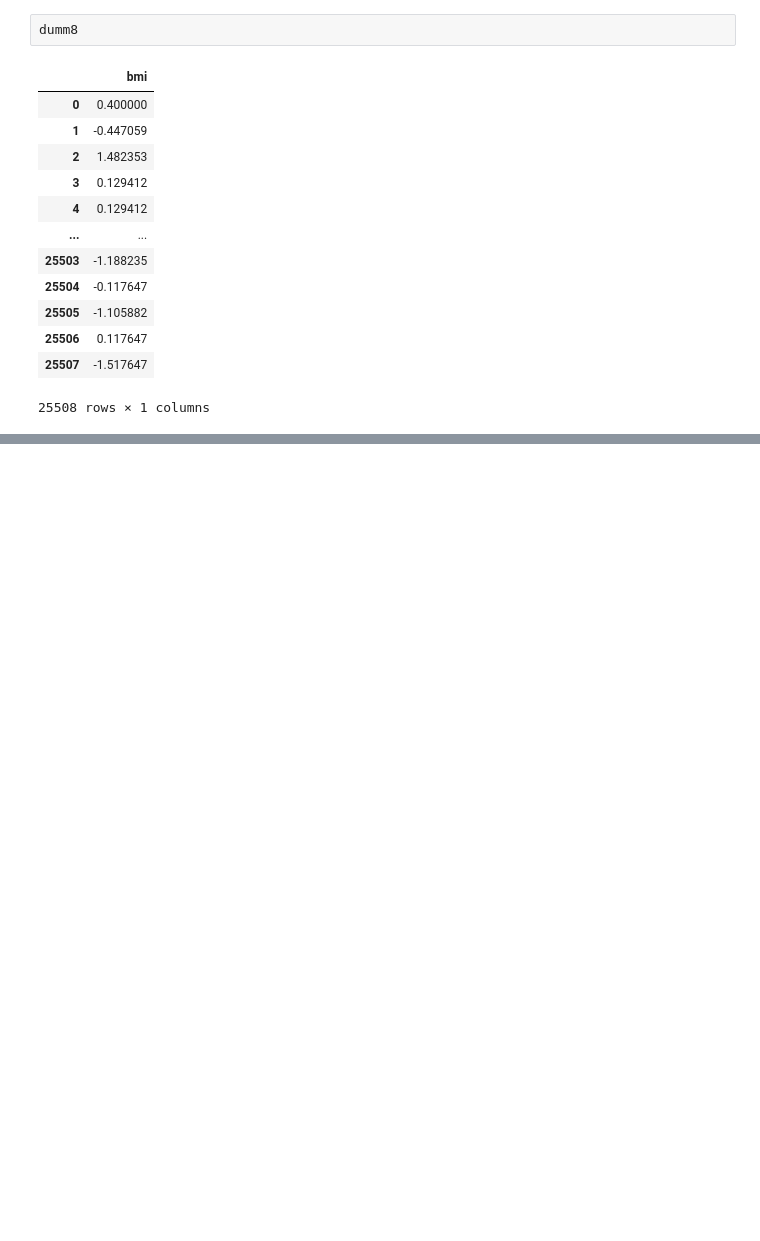
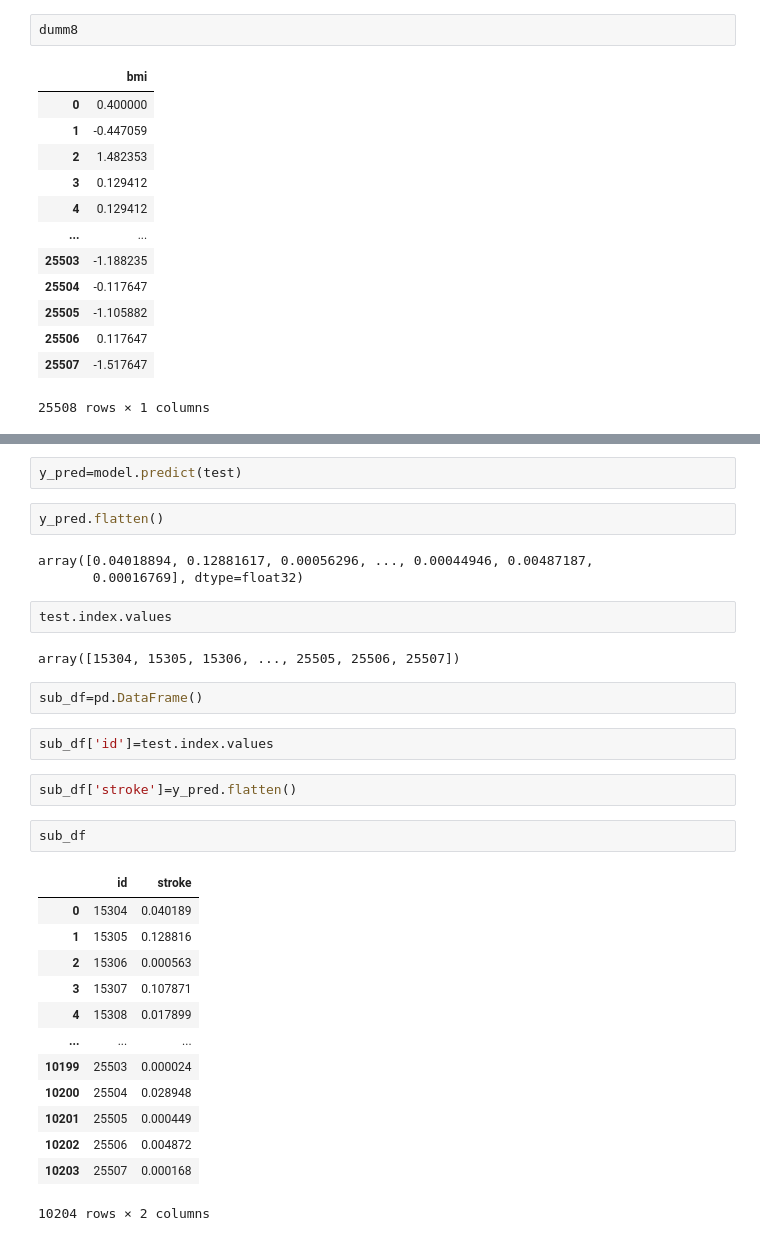
Before and after one commit to MajorCode869/Data_Science_Learning, a Jupyter notebook: playground-stroke-detection.ipynb, the cells around one changed output, grey strips where cells are left out. Saved outputs shown, nothing was run; the diff lists cells and outputs as text; blank space fills up the shorter version.

Commit message:
Kaggle Notebook | PlayGround-Stroke Detection | Version 2

```diff
--- a/playground-stroke-detection.ipynb
+++ b/playground-stroke-detection.ipynb
@@ -390,0 +516,33 @@ dumm8
+# %%
+y_pred=model.predict(test)
+# %%
+y_pred.flatten()
+# %% [output]
+array([0.04018894, 0.12881617, 0.00056296, ..., 0.00044946, 0.00487187,
+       0.00016769], dtype=float32)
+# %%
+test.index.values
+# %% [output]
+array([15304, 15305, 15306, ..., 25505, 25506, 25507])
+# %%
+sub_df=pd.DataFrame()
+# %%
+sub_df['id']=test.index.values
+# %%
+sub_df['stroke']=y_pred.flatten()
+# %%
+sub_df
+# %% [output]
+|  | id | stroke |
+| 0 | 15304 | 0.040189 |
+| 1 | 15305 | 0.128816 |
+| 2 | 15306 | 0.000563 |
+| 3 | 15307 | 0.107871 |
+| 4 | 15308 | 0.017899 |
+| ... | ... | ... |
+| 10199 | 25503 | 0.000024 |
+| 10200 | 25504 | 0.028948 |
+| 10201 | 25505 | 0.000449 |
+| 10202 | 25506 | 0.004872 |
+| 10203 | 25507 | 0.000168 |
+10204 rows × 2 columns
```
Also changed, not shown: parts of 11 cells of this notebook.
